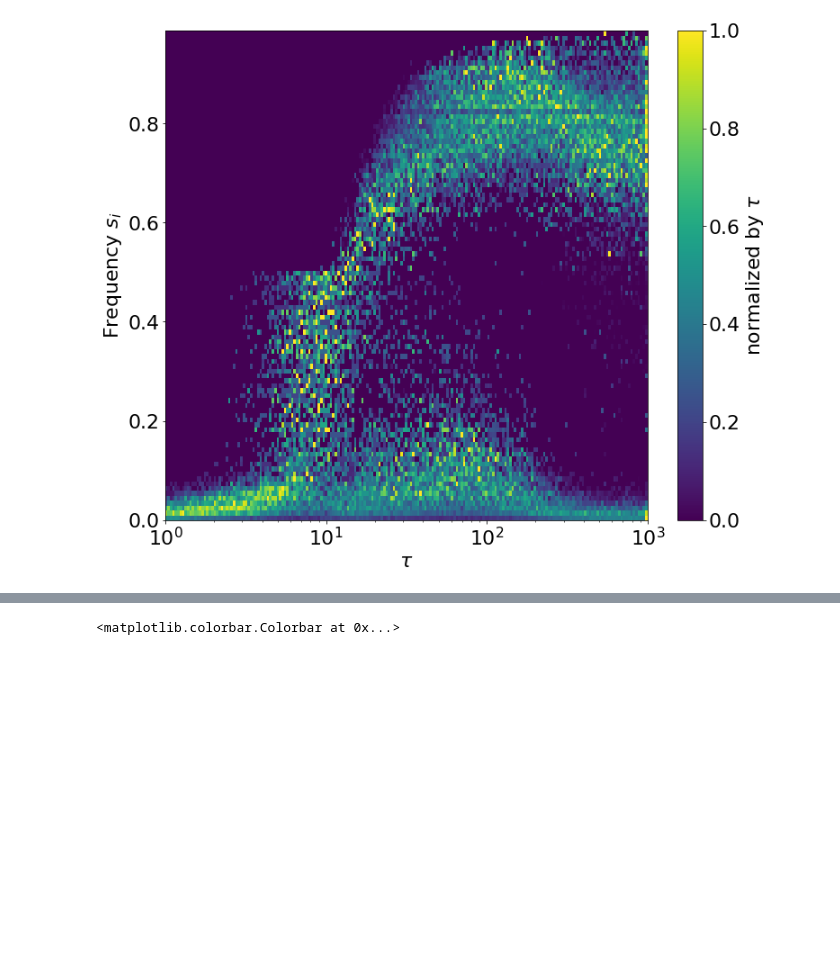
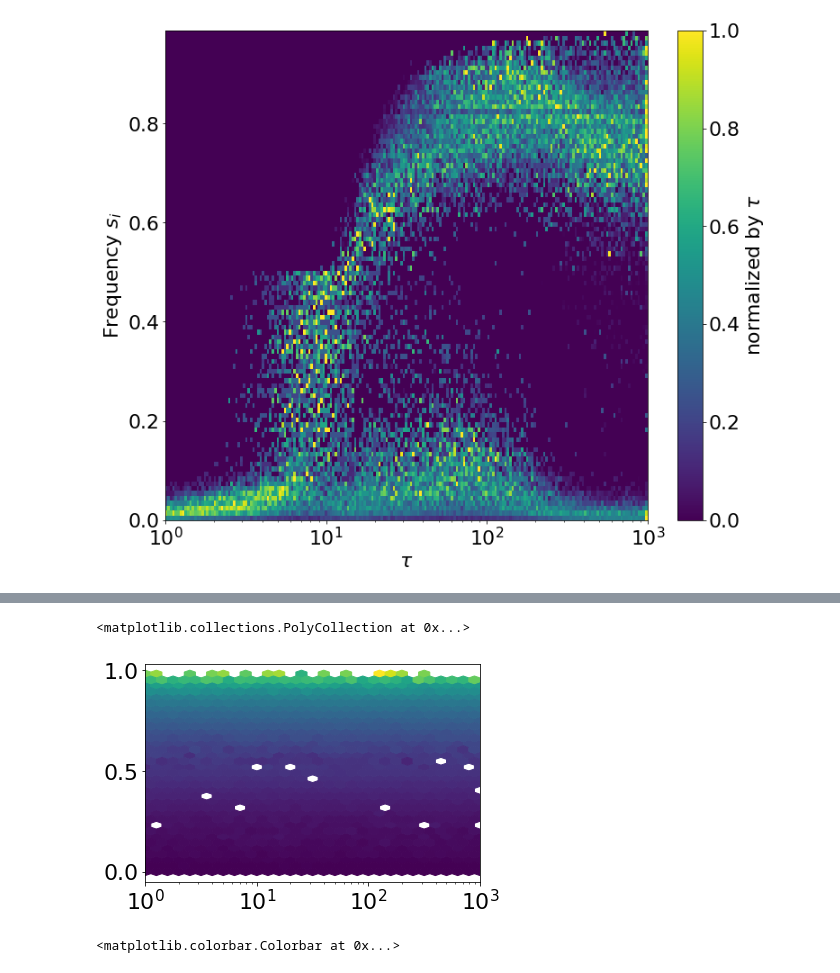
Before and after one commit to jakobkolb/pysave, a Jupyter notebook: experiments/play_around.ipynb, the cells around one changed output, grey strips where cells are left out. Cells and saved outputs as stored; diff of their text form; code cells hidden in the pictures; blank space fills up the shorter version.

```diff
--- a/experiments/play_around.ipynb
+++ b/experiments/play_around.ipynb
@@ -134,0 +215,36 @@ s1
+# %%
+loc = '/home/yuki/Dropbox/Unizeugs/Fernuni/BA/code/pysave/experiments/output_data/X2log/'
+name= 'parameter_scan_all_si'
+x = np.load(loc+name)
+x = x.replace([np.inf, -np.inf], np.nan)
+#df = pd.DataFrame(x.as_matrix())
+xm = x.as_matrix()
+
+n=1
+kn = pd.concat([ pd.concat([xm[j][i]['k'] for i in range(n)]) for j in range(200)],
+               axis= 1, keys = range(200))
+
+sn = pd.concat([ pd.concat([xm[j][i]['s'] for i in range(n)]) for j in range(200)],
+               axis= 1, keys = range(200))
+ll=4
+kk=10
+fig, axs = plt.subplots(kk,ll, figsize=(10, 15), facecolor='w', edgecolor='k',
+                        sharex=True, sharey='row');
+fig.subplots_adjust(hspace = .8, wspace=.01);
+
+axs = axs.ravel()
+corr=[]
+for a,i in enumerate(range(61,140,2)):
+    axs[a].scatter(sn[i],kn[i]);
+    axs[a].set_title(r'$\tau$ = %s'%(np.int(np.logspace(0,3,200)[i])));
+    #axs[a].set_xlabel('savings rate ');
+    if a%ll ==0:
+        axs[a].set_ylabel('capital');
+    else:
+        if a%kk!=0:
+            axs[a].yaxis.set_visible(False);
+    if a>=ll*(kk-1):
+        axs[a].set_xlabel('savings rate ');
+
+
+fig.savefig('k_s_ttb_bara100_3_log03_200_s200_single.png',dpi=500)
@@ -134,0 +290,11 @@ s1
+# %%
+## note;
+# this plot would be very interesting to plot cconsumption as the color, can we observe the iso curves?
+fig,ax = plt.subplots()
+ax.hexbin(np.repeat(np.logspace(0,3,200),n*100), sn.values.ravel(), kn.values.ravel(),
+            cmap=plt.get_cmap('viridis'),gridsize=30, bins='log',xscale='log'
+           )
+ax.set_xscale('log')
+# %% [output]
+<matplotlib.collections.PolyCollection at 0x...>
+[figure, added]
```
Also changed, not shown: parts of 12 cells of this notebook, 2 other files.
